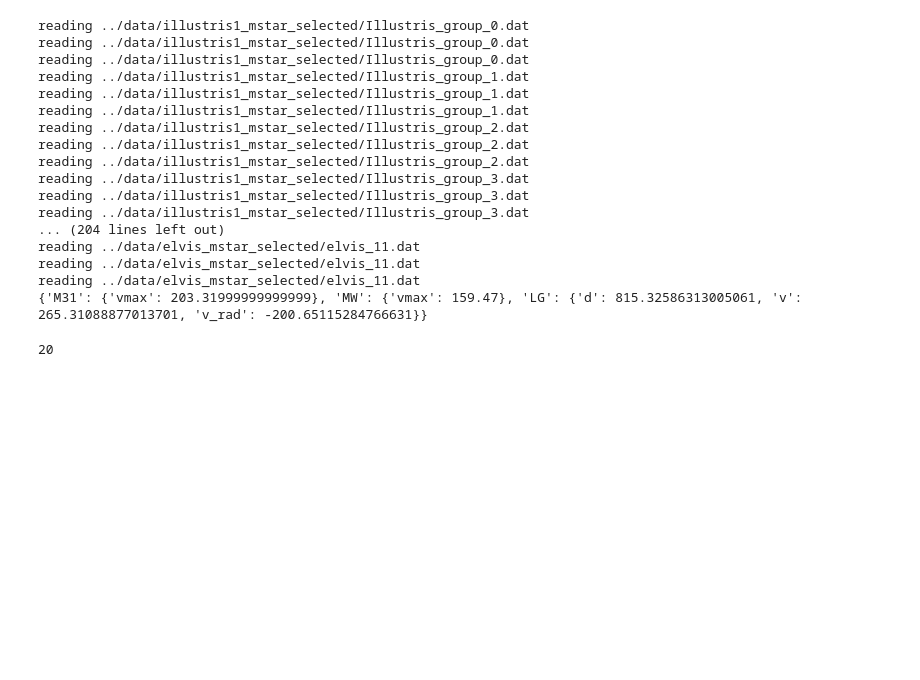
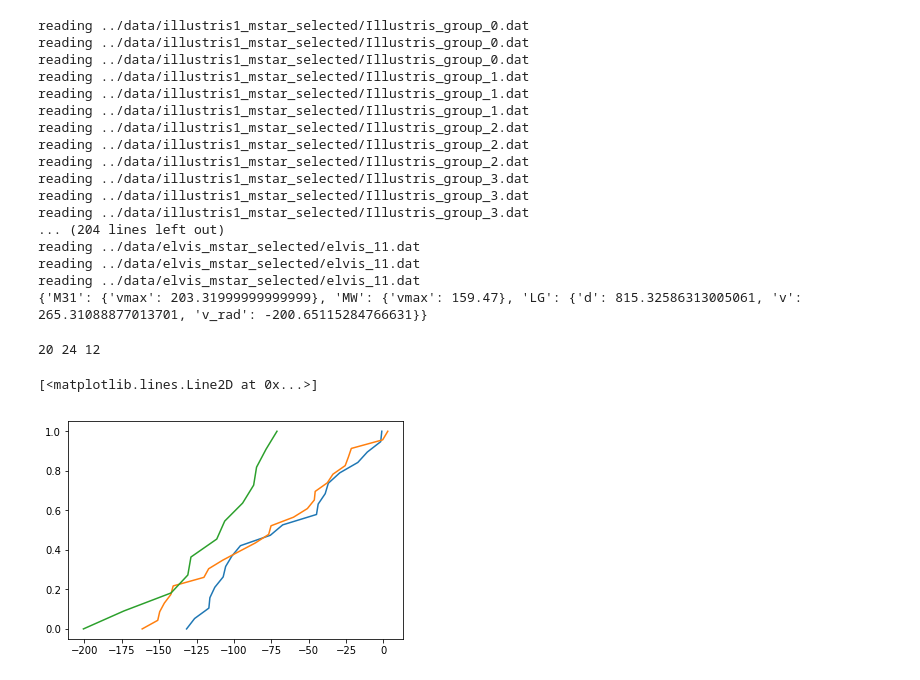
Before and after one commit to astroandes/SatelliteShapeLG, a Jupyter notebook: code/plot_physical.ipynb, the cells around one changed output. Drawn from its saved outputs; the diff is of its cells as text; code cells hidden in the pictures; blank space fills up the shorter version.

```diff
--- a/code/plot_physical.ipynb
+++ b/code/plot_physical.ipynb
@@ -316,7 +316,40 @@ reading ../data/elvis_mstar_selected/elvis_11.dat
 reading ../data/elvis_mstar_selected/elvis_11.dat
 reading ../data/elvis_mstar_selected/elvis_11.dat
 {'M31': {'vmax': 203.31999999999999}, 'MW': {'vmax': 159.47}, 'LG': {'d': 815.32586313005061, 'v': 265.31088877013701, 'v_rad': -200.65115284766631}}
-# %%
-len(illu)
-# %% [output]
-20
+# %%
+n_illu = len(illu)
+n_illudm = len(illudm)
+n_elvis = len(elvis)
+print(n_illu, n_illudm, n_elvis)
+obj = 'LG'
+field = 'v_rad'
+
+field_illu = np.ones(n_illu)
+i = 0
+for k in illu.keys():
+    field_illu[i] = illu[k][obj][field]
+    i = i+1
+
+field_illudm = np.ones(n_illudm)
+i = 0
+for k in illudm.keys():
+    field_illudm[i] = illudm[k][obj][field]
+    i = i+1
+
+field_elvis = np.ones(n_elvis)
+i = 0
+for k in elvis.keys():
+    field_elvis[i] = elvis[k][obj][field]
+    i = i+1
+
+field_illu.sort()
+field_illudm.sort()
+field_elvis.sort()
+print()
+plt.plot(field_illu, np.linspace(0,1,n_illu))
+plt.plot(field_illudm, np.linspace(0,1,n_illudm))
+plt.plot(field_elvis, np.linspace(0,1,n_elvis))
+# %% [output]
+20 24 12
+[<matplotlib.lines.Line2D at 0x...>]
+[figure, added]
```
